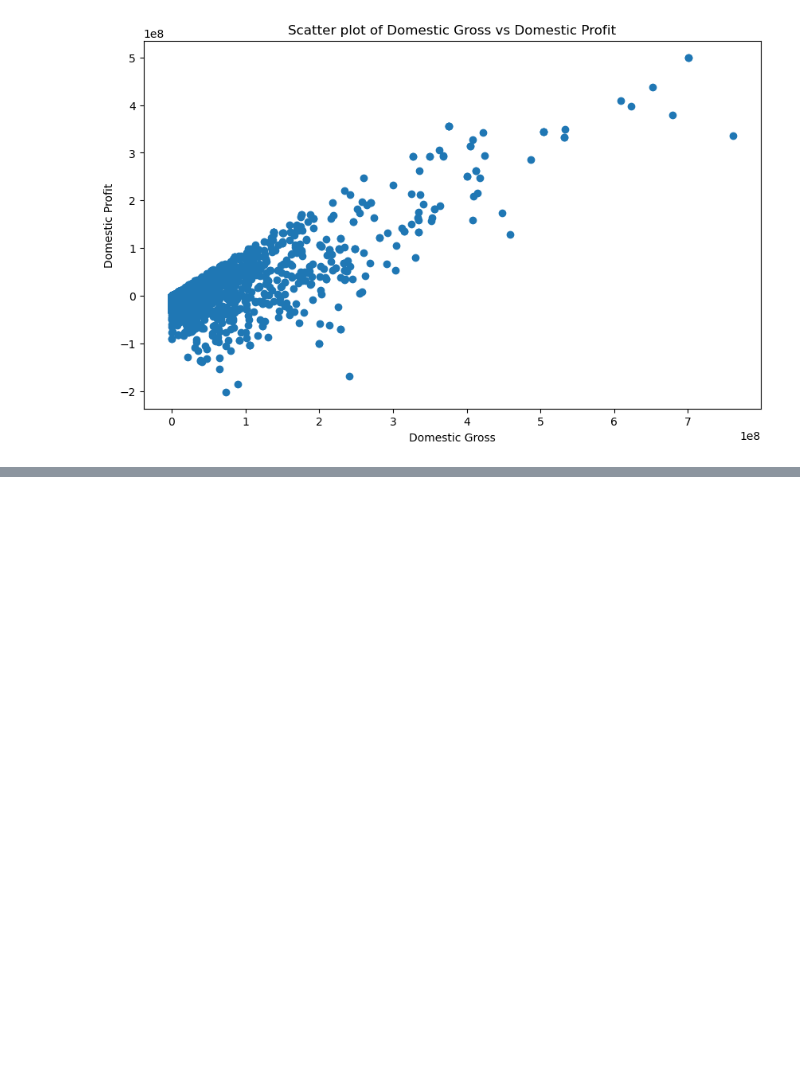
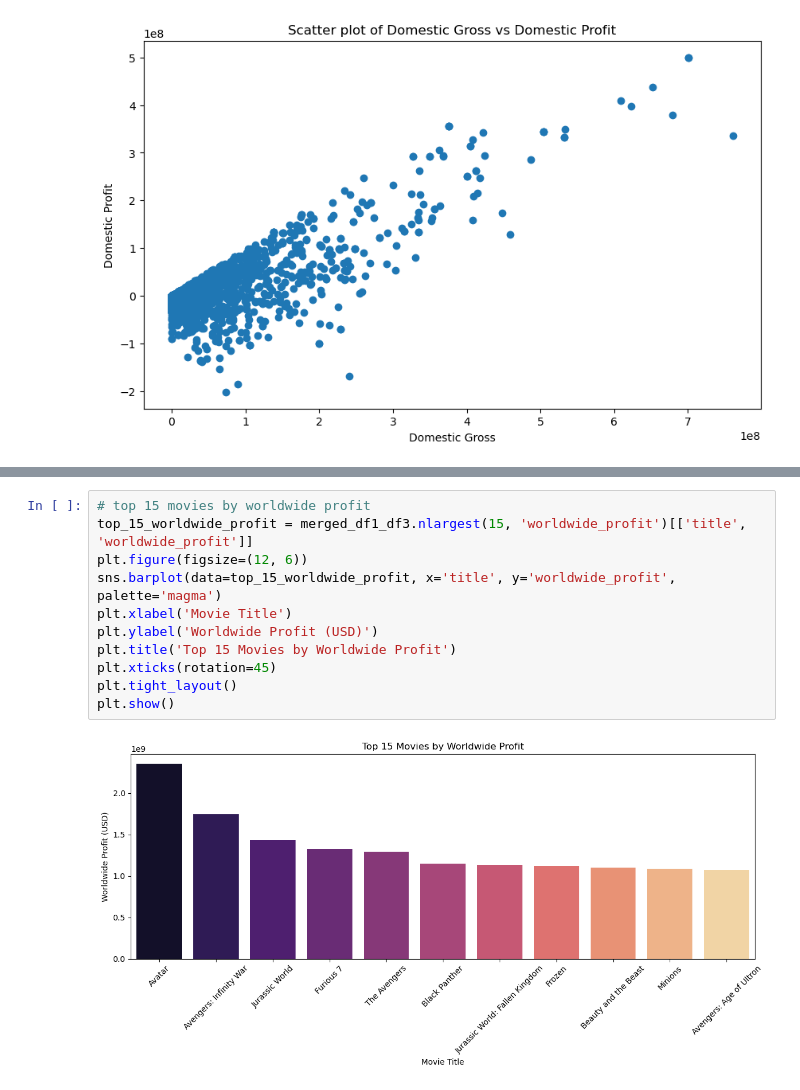
Before and after one commit to Vincent-Muteti/Phase2-Project, a Jupyter notebook: group5.ipynb, the cells around one changed output, grey strips where cells are left out. Drawn from its saved outputs; the diff is of its cells as text; blank space fills up the shorter version.

```diff
--- a/group5.ipynb
+++ b/group5.ipynb
@@ -164,0 +213,13 @@ plt.show()
+# %%
+# top 15 movies by worldwide profit
+top_15_worldwide_profit = merged_df1_df3.nlargest(15, 'worldwide_profit')[['title', 'worldwide_profit']]
+plt.figure(figsize=(12, 6))
+sns.barplot(data=top_15_worldwide_profit, x='title', y='worldwide_profit', palette='magma')
+plt.xlabel('Movie Title')
+plt.ylabel('Worldwide Profit (USD)')
+plt.title('Top 15 Movies by Worldwide Profit')
+plt.xticks(rotation=45)
+plt.tight_layout()
+plt.show()
+# %% [output]
+[figure, added]
```
Also changed, not shown: parts of 5 cells of this notebook.
